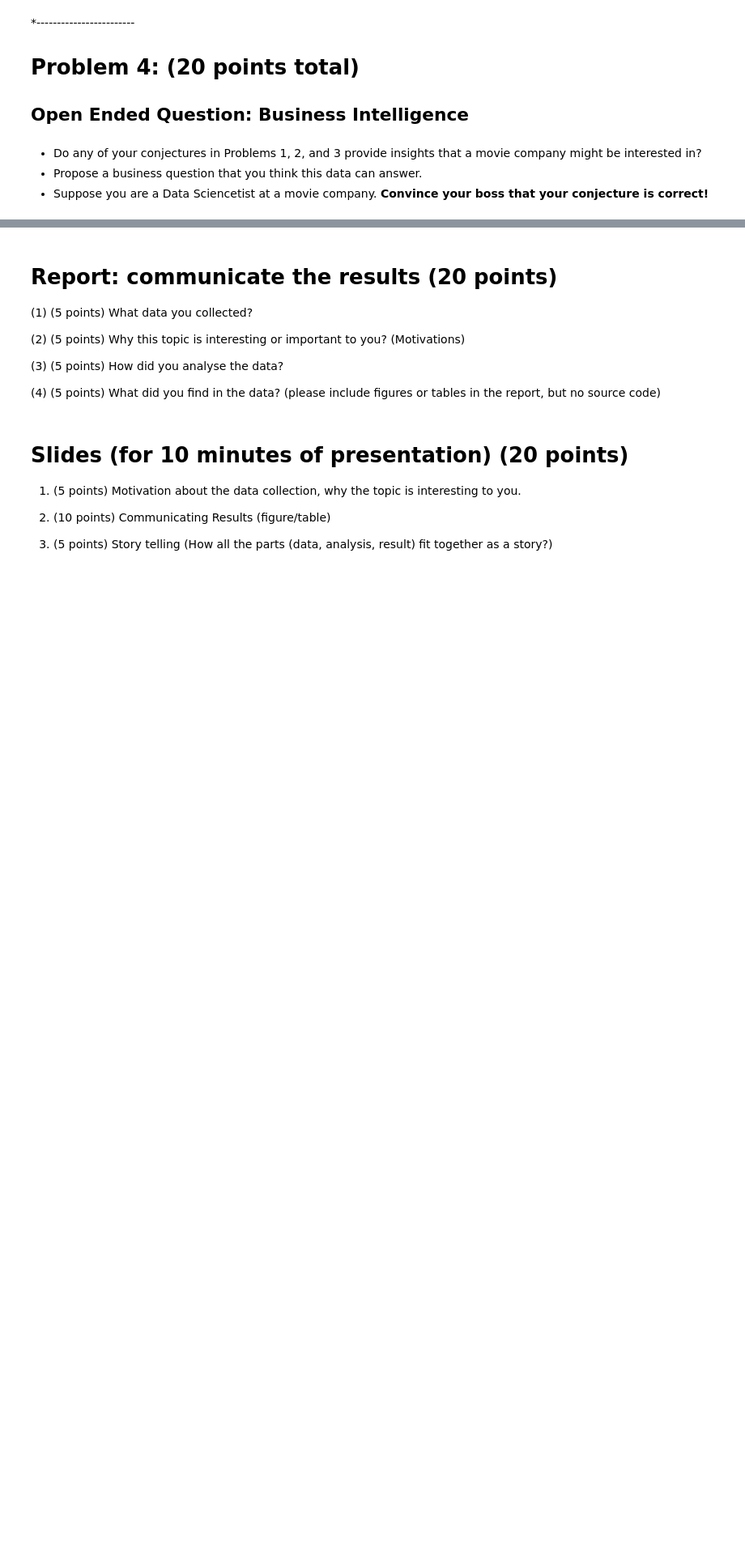
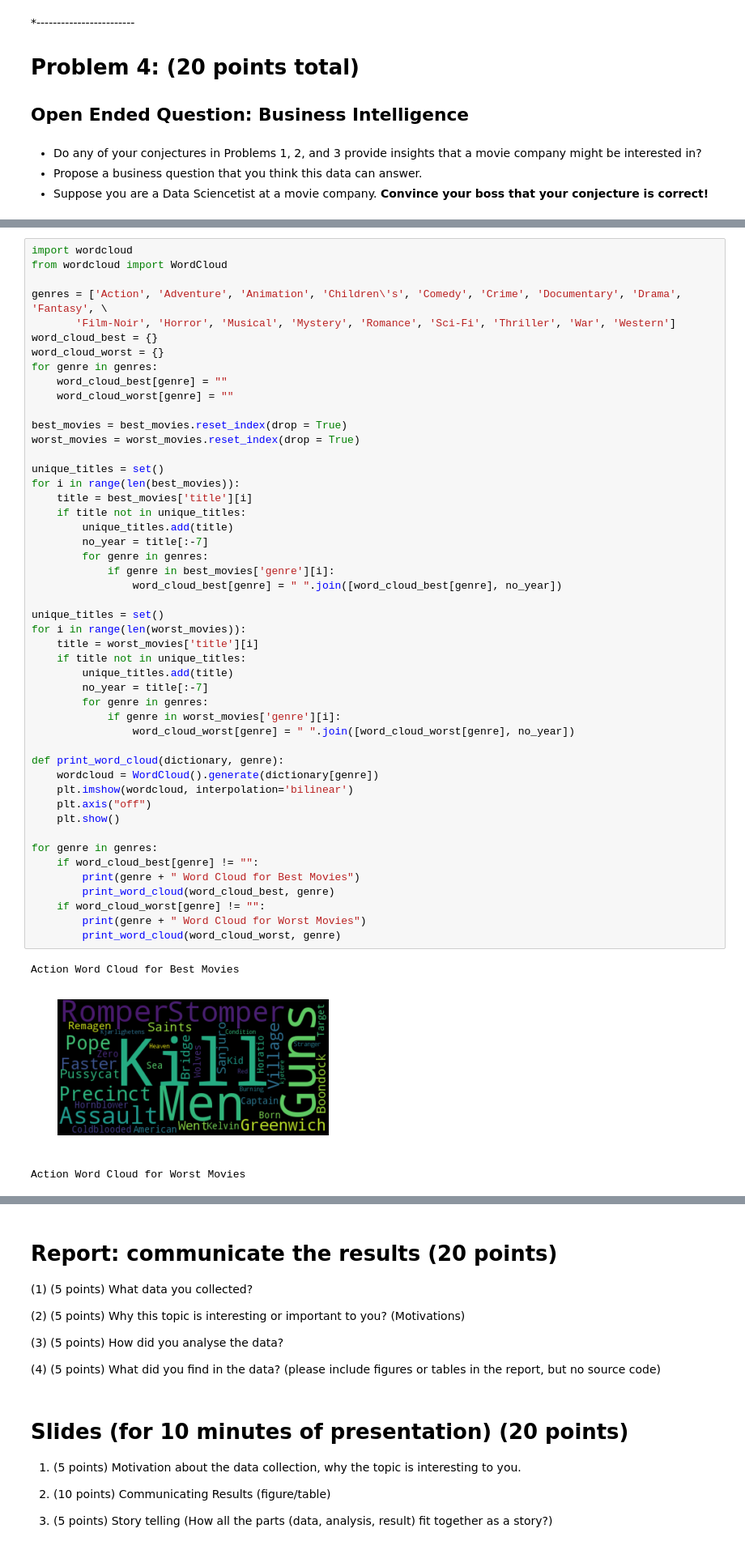
Before and after one commit to claireedanaher/DS501, a Jupyter notebook: CaseStudy2/CaseStudy2_Master.ipynb, the cells around one changed output, grey strips where cells are left out. Shown at 81% size. Saved outputs shown, nothing was run; the diff lists cells and outputs as text; blank space fills up the shorter version.

```diff
--- a/CaseStudy2/CaseStudy2_Master.ipynb
+++ b/CaseStudy2/CaseStudy2_Master.ipynb
@@ -607,0 +627,52 @@ Occupation 20: 0.606829865489
+# %%
+import wordcloud
+from wordcloud import WordCloud
+
+genres = ['Action', 'Adventure', 'Animation', 'Children\'s', 'Comedy', 'Crime', 'Documentary', 'Drama', 'Fantasy', \
+       'Film-Noir', 'Horror', 'Musical', 'Mystery', 'Romance', 'Sci-Fi', 'Thriller', 'War', 'Western']
+word_cloud_best = {}
+word_cloud_worst = {}
+for genre in genres:
+    word_cloud_best[genre] = ""
+    word_cloud_worst[genre] = ""
+
+best_movies = best_movies.reset_index(drop = True)
+worst_movies = worst_movies.reset_index(drop = True)
+
+unique_titles = set()
+for i in range(len(best_movies)):
+    title = best_movies['title'][i]
+    if title not in unique_titles:
+        unique_titles.add(title)
+        no_year = title[:-7]
+        for genre in genres:
+            if genre in best_movies['genre'][i]:
+                word_cloud_best[genre] = " ".join([word_cloud_best[genre], no_year])
+
+unique_titles = set()
+for i in range(len(worst_movies)):
+    title = worst_movies['title'][i]
+    if title not in unique_titles:
+        unique_titles.add(title)
+        no_year = title[:-7]
+        for genre in genres:
+            if genre in worst_movies['genre'][i]:
+                word_cloud_worst[genre] = " ".join([word_cloud_worst[genre], no_year])
+
+def print_word_cloud(dictionary, genre):
+    wordcloud = WordCloud().generate(dictionary[genre])
+    plt.imshow(wordcloud, interpolation='bilinear')
+    plt.axis("off")
+    plt.show()
+
+for genre in genres:
+    if word_cloud_best[genre] != "":
+        print(genre + " Word Cloud for Best Movies")
+        print_word_cloud(word_cloud_best, genre)
+    if word_cloud_worst[genre] != "":
+        print(genre + " Word Cloud for Worst Movies")
+        print_word_cloud(word_cloud_worst, genre)
+# %% [output]
+Action Word Cloud for Best Movies
+[figure, added]
+Action Word Cloud for Worst Movies
```
Also changed, not shown: parts of 14 cells of this notebook, 1 other file.
